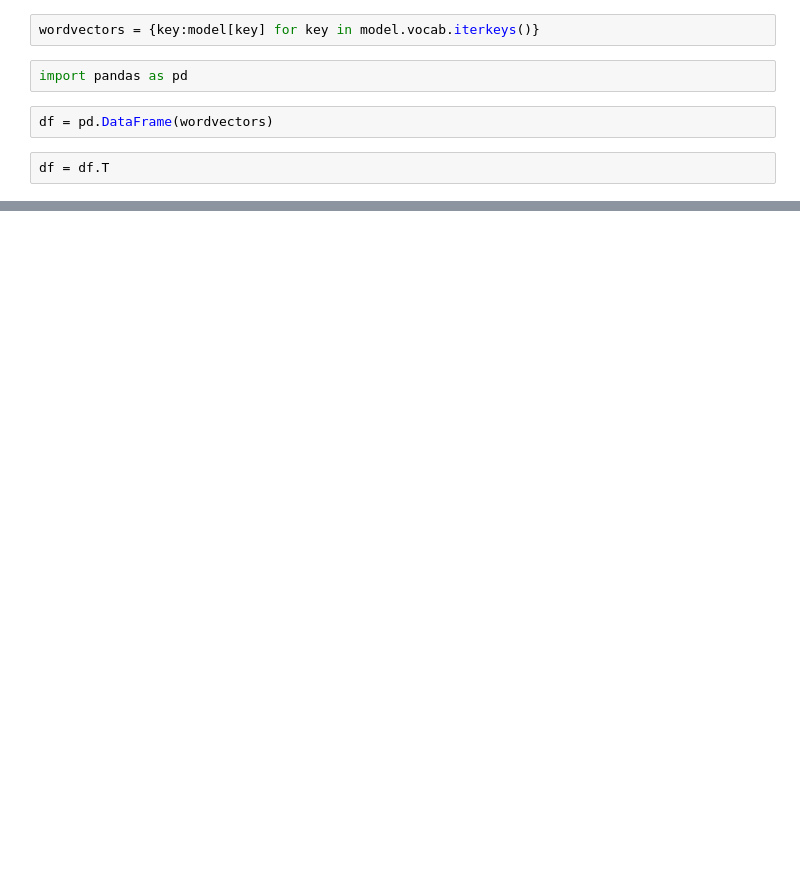
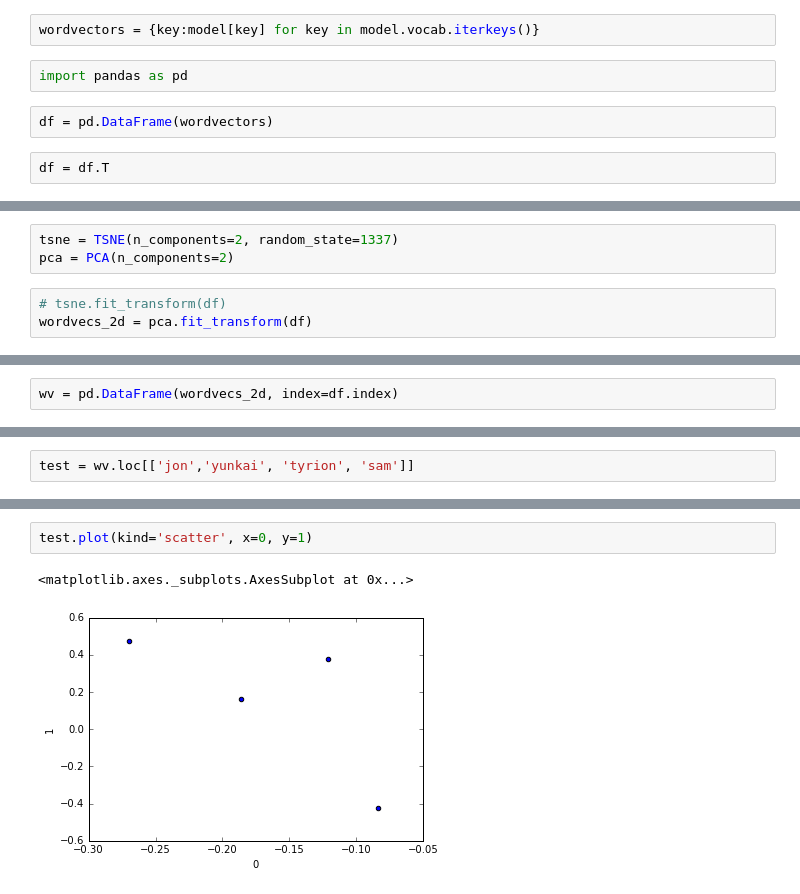
Before and after one commit to A-Jacobson/GoTWord2Vec, a Jupyter notebook: explore.ipynb, the cells around one changed output, grey strips where cells are left out. Saved outputs shown, nothing was run; the diff lists cells and outputs as text; blank space fills up the shorter version.

```diff
--- a/explore.ipynb
+++ b/explore.ipynb
@@ -89,0 +129,6 @@ df
+# %%
+tsne = TSNE(n_components=2, random_state=1337)
+pca = PCA(n_components=2)
+# %%
+# tsne.fit_transform(df)
+wordvecs_2d = pca.fit_transform(df)
@@ -89,0 +143,2 @@ df
+# %%
+wv = pd.DataFrame(wordvecs_2d, index=df.index)
@@ -89,0 +169,2 @@ df
+# %%
+test = wv.loc[['jon','yunkai', 'tyrion', 'sam']]
@@ -89,0 +179,5 @@ df
+# %%
+test.plot(kind='scatter', x=0, y=1)
+# %% [output]
+<matplotlib.axes._subplots.AxesSubplot at 0x...>
+[figure, added]
```
Also changed, not shown: parts of 14 cells of this notebook, 3 other files.
